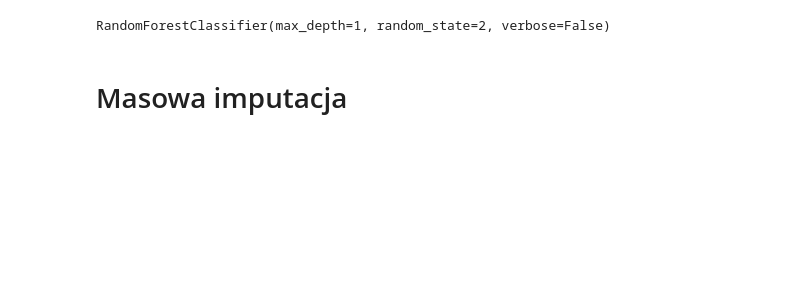
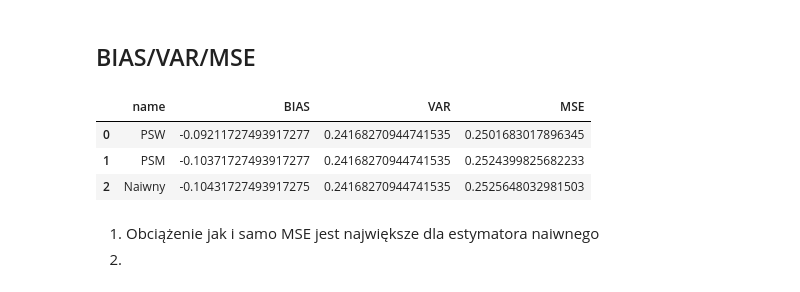
Before and after one commit to whyme36/BI_2021, a Jupyter notebook: Projekt_Kacper_Glazer_Kacper_Kwaśnioch.ipynb, the cells around one changed output. Saved outputs shown, nothing was run; the diff lists cells and outputs as text; code cells hidden in the pictures; blank space fills up the shorter version.

```diff
--- a/Projekt_Kacper_Glazer_Kacper_Kwaśnioch.ipynb
+++ b/Projekt_Kacper_Glazer_Kacper_Kwaśnioch.ipynb
@@ -188,3 +292,0 @@ df['race'].mean()
-# %%
-bias=round(np.array(Srednie_wazone_naiwny).mean(),4)-df['race'].mean()
-bias
@@ -193,5 +292,0 @@ bias
-# %%
-from statistics import variance
-
-var = variance(df_nielosowa_po_modelu['race'])
-var
@@ -205,18 +292,0 @@ MSE
-# %%
-#tworzymy próby losowe i nielosowe
-df_losowa, df_nielosowa=losowa_nielosowa_split(df,i)
-df_nielosowa=preprocessing(df_nielosowa)
-df_nielosowa['R']=1
-
-df_losowa=preprocessing(df_losowa)
-df_losowa_X=df_losowa.drop('race', axis=1)
-df_losowa_X['R']=0
-
-    # tworzymy model z połączenia tych prób
-df_to_model = pd.concat([df_losowa_X, df_nielosowa])
-y = df_to_model['R']
-X = df_to_model.drop(['R', 'race', 'waga'], axis=1)
-model_rf = RandomForestClassifier(max_depth=1, random_state=2,verbose=False)
-model_rf.fit(X, y)
-# %% [output]
-RandomForestClassifier(max_depth=1, random_state=2, verbose=False)
@@ -228,2 +293,23 @@ yhat_random = model.predict(X_random)
-# %% [markdown]
-# Masowa imputacja
+# %% [markdown]
+## BIAS/VAR/MSE
+# %%
+df_population_mean=preprocessing(df)['race'].mean()
+def BiasVarMSE(Srednie_wazone_modelu,Y,nazwa_podejscia):
+  bias=round(np.array(Srednie_wazone_modelu).mean(),4)-df_population_mean
+  var = variance(Y)
+  MSE=bias**2+var
+  return nazwa_podejscia,bias,var,MSE
+# %%
+Wyniki = pd.DataFrame(np.array([BiasVarMSE(Srednie_wazone_PSW,df_nielosowa_PSW['race'],'PSW'), BiasVarMSE(Srednie_wazone_PSM,df_nielosowa['race'],'PSM'), BiasVarMSE(Srednie_wazone_naiwny,df_nielosowa_naiwny['race'],'Naiwny')]),
+                   columns=['name','BIAS', 'VAR', 'MSE'])
+Wyniki
+# %% [output]
+|  | name | BIAS | VAR | MSE |
+| 0 | PSW | -0.09211727493917277 | 0.24168270944741535 | 0.2501683017896345 |
+| 1 | PSM | -0.10371727493917277 | 0.24168270944741535 | 0.2524399825682233 |
+| 2 | Naiwny | -0.10431727493917275 | 0.24168270944741535 | 0.2525648032981503 |
+# %% [markdown]
+
+
+1.   Obciążenie jak i samo MSE jest największe dla estymatora naiwnego
+2.
```
Also changed, not shown: parts of 19 cells of this notebook.
